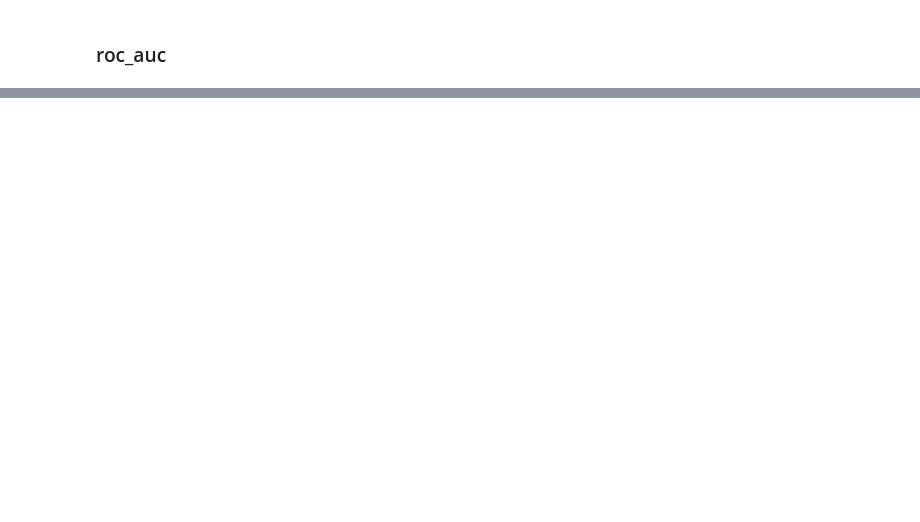
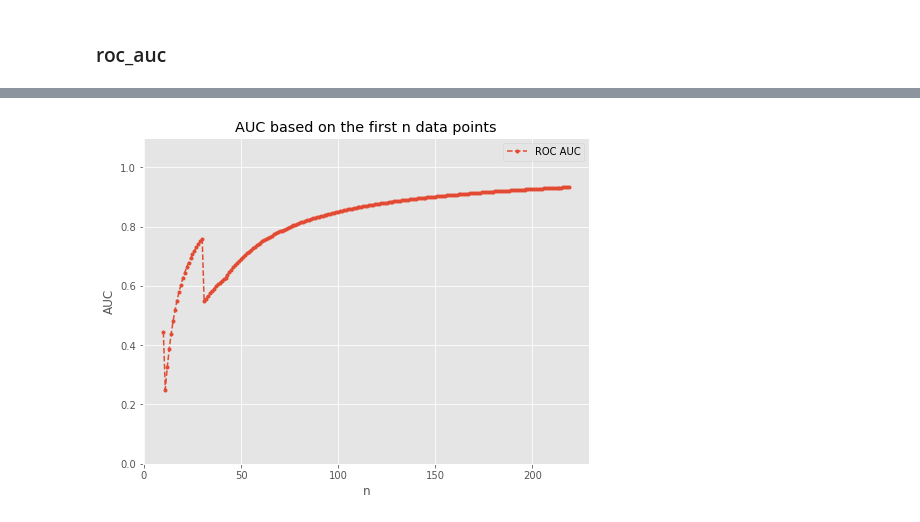
Before and after one commit to yang-zhang/evaluation, a Jupyter notebook: model_evaluation.ipynb, the cells around one changed output, grey strips where cells are left out. Drawn from its saved outputs; the diff is of its cells as text; code cells hidden in the pictures; blank space fills up the shorter version.

```diff
--- a/model_evaluation.ipynb
+++ b/model_evaluation.ipynb
@@ -383,0 +446,3 @@ plt.plot(ns[20:60], ll_1[20:60], ll_2[20:60])
+# %%
+df = pd.DataFrame({'y_true': y_true, 'y_score': y_score})
+df = df[['y_true', 'y_score']]
@@ -383,0 +474,16 @@ plt.plot(ns[20:60], ll_1[20:60], ll_2[20:60])
+# %%
+roc_aucs = []
+rs = range(10, len(df))
+for i in rs:
+    roc_aucs.append(roc_auc_score(y_true[:i], y_score[:i]))
+
+plt.figure(figsize=(8, 6))
+plt.plot(rs, roc_aucs, '.--', label='ROC AUC')
+plt.xlabel('n')
+plt.ylabel('AUC')
+plt.title('AUC based on the first n data points')
+plt.ylim(0, 1.1)
+plt.legend()
+plt.show()
+# %% [output]
+[figure, added]
```
Also changed, not shown: parts of 12 cells of this notebook, 2 other files.
